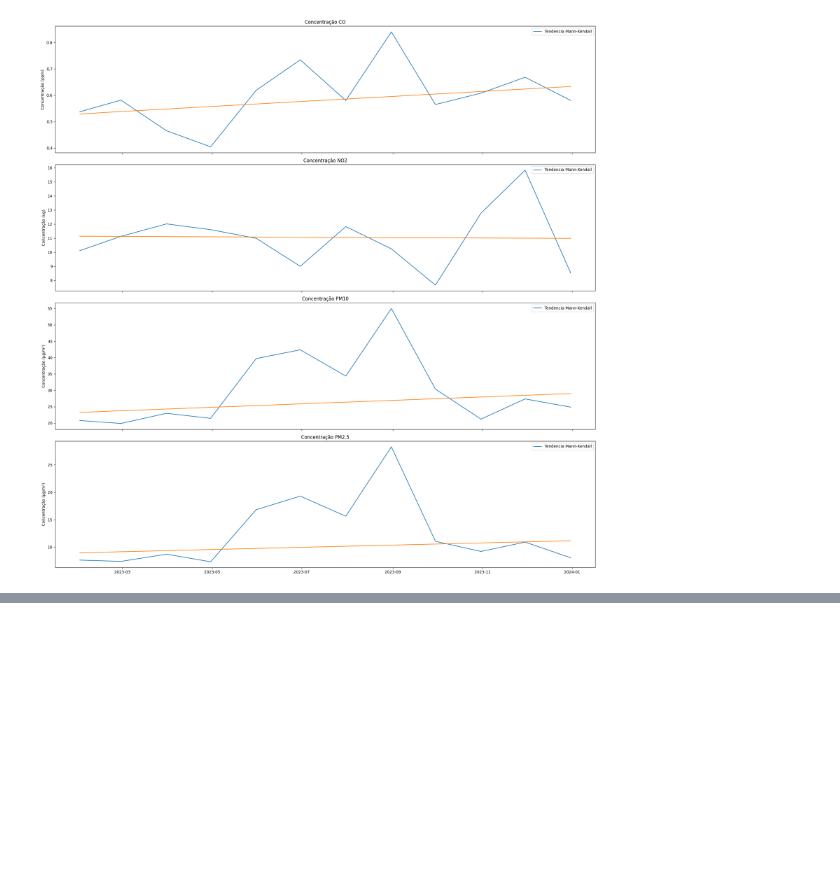
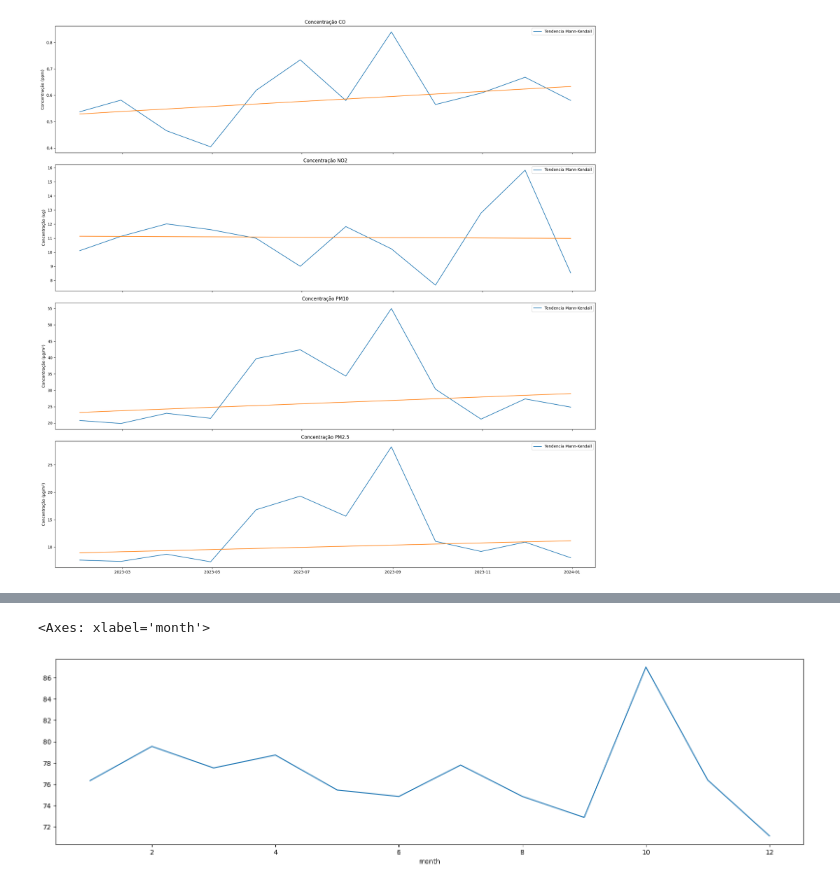
Before and after one commit to Marcosperrude/ENS410064, a Jupyter notebook: scripts/Atividade3.ipynb, the cells around one changed output, grey strips where cells are left out. Saved outputs shown, nothing was run; the diff lists cells and outputs as text; code cells hidden in the pictures; blank space fills up the shorter version.

```diff
--- a/scripts/Atividade3.ipynb
+++ b/scripts/Atividade3.ipynb
@@ -264,0 +308,7 @@ Análise
+# %%
+metar.groupby('month')['relh'].mean().plot(
+    figsize=(20,5)
+)
+# %% [output]
+<Axes: xlabel='month'>
+[figure, added]
```
Also changed, not shown: parts of 8 cells of this notebook.
